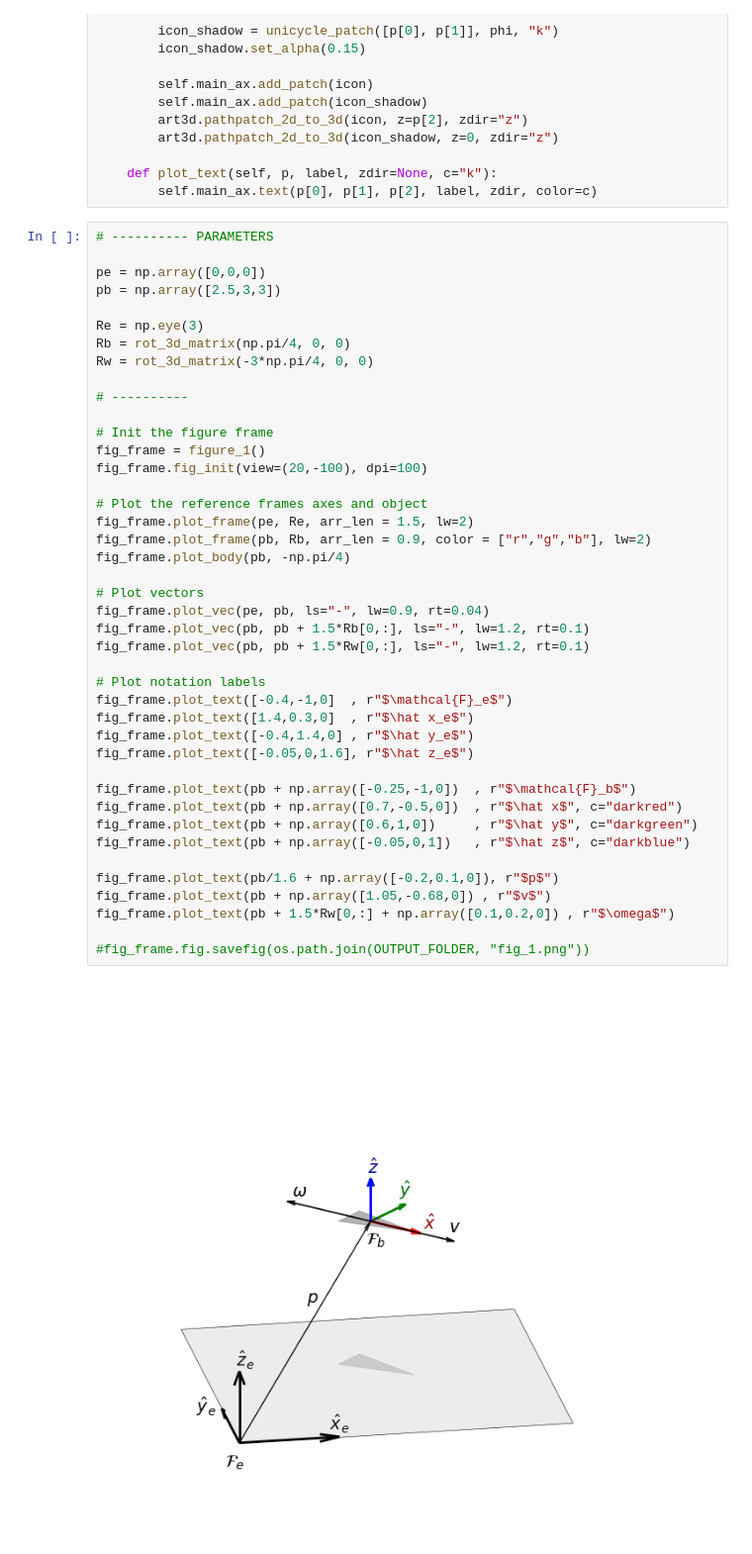
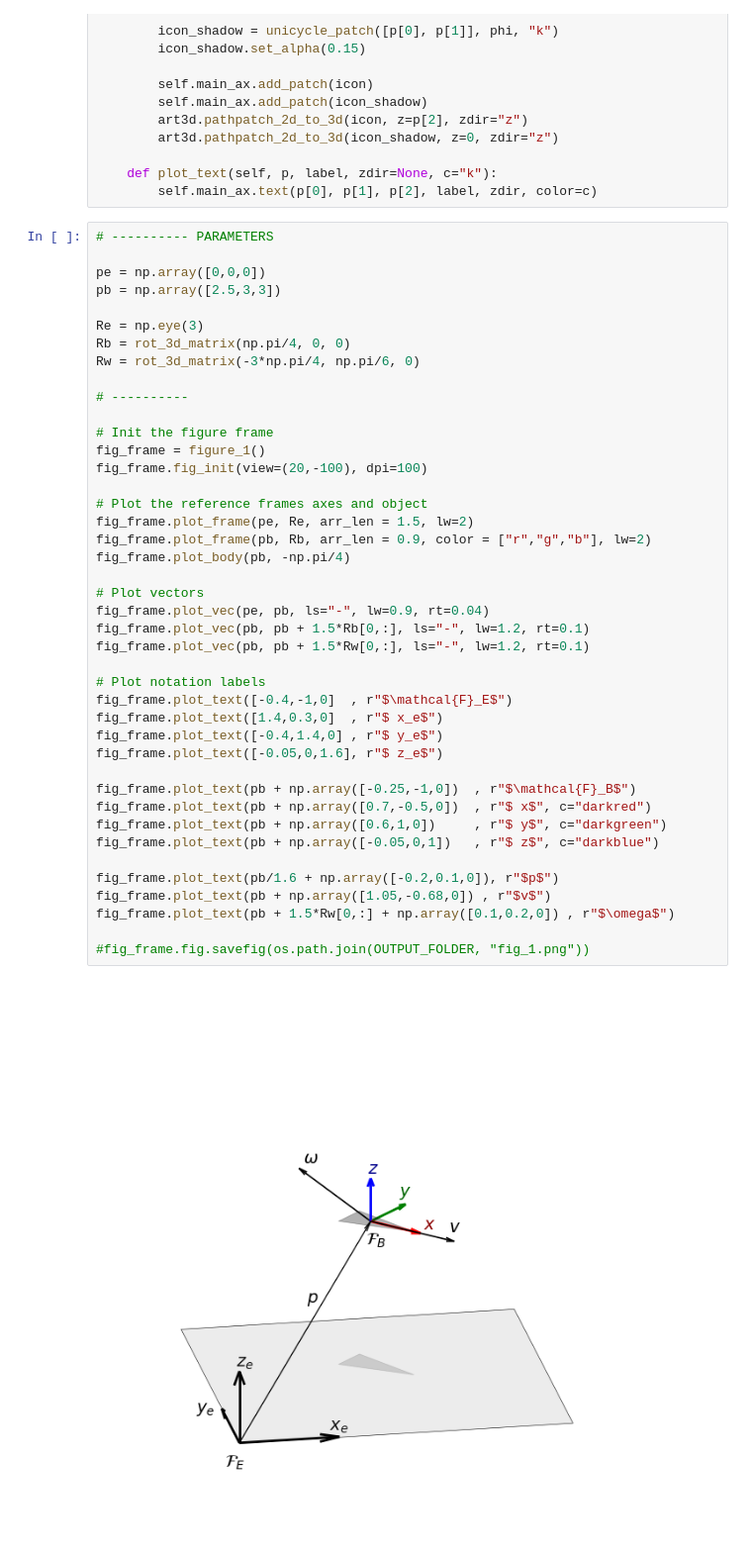
Before and after one commit to jesusBV20/source_seeking_3D, a Jupyter notebook: _images_paper.ipynb, the cells around one changed output. Shown: that part at 99% size. Drawn from its saved outputs; the diff is of its cells as text.

Commit message:
Working on a figure to visualise the geodesics

```diff
--- a/_images_paper.ipynb
+++ b/_images_paper.ipynb
@@ -162,40 +162,40 @@ pe = np.array([0,0,0])
 pb = np.array([2.5,3,3])
 
 Re = np.eye(3)
 Rb = rot_3d_matrix(np.pi/4, 0, 0)
-Rw = rot_3d_matrix(-3*np.pi/4, 0, 0)
+Rw = rot_3d_matrix(-3*np.pi/4, np.pi/6, 0)
 
 # ----------
 
 # Init the figure frame
 fig_frame = figure_1()
 fig_frame.fig_init(view=(20,-100), dpi=100)
 
 # Plot the reference frames axes and object
 fig_frame.plot_frame(pe, Re, arr_len = 1.5, lw=2)
 fig_frame.plot_frame(pb, Rb, arr_len = 0.9, color = ["r","g","b"], lw=2)
 fig_frame.plot_body(pb, -np.pi/4)
 
 # Plot vectors
 fig_frame.plot_vec(pe, pb, ls="-", lw=0.9, rt=0.04)
 fig_frame.plot_vec(pb, pb + 1.5*Rb[0,:], ls="-", lw=1.2, rt=0.1)
 fig_frame.plot_vec(pb, pb + 1.5*Rw[0,:], ls="-", lw=1.2, rt=0.1)
 
 # Plot notation labels
-fig_frame.plot_text([-0.4,-1,0]  , r"$\mathcal{F}_e$")
-fig_frame.plot_text([1.4,0.3,0]  , r"$\hat x_e$")
-fig_frame.plot_text([-0.4,1.4,0] , r"$\hat y_e$")
-fig_frame.plot_text([-0.05,0,1.6], r"$\hat z_e$")
+fig_frame.plot_text([-0.4,-1,0]  , r"$\mathcal{F}_E$")
+fig_frame.plot_text([1.4,0.3,0]  , r"$ x_e$")
+fig_frame.plot_text([-0.4,1.4,0] , r"$ y_e$")
+fig_frame.plot_text([-0.05,0,1.6], r"$ z_e$")
 
-fig_frame.plot_text(pb + np.array([-0.25,-1,0])  , r"$\mathcal{F}_b$")
-fig_frame.plot_text(pb + np.array([0.7,-0.5,0])  , r"$\hat x$", c="darkred")
-fig_frame.plot_text(pb + np.array([0.6,1,0])     , r"$\hat y$", c="darkgreen")
-fig_frame.plot_text(pb + np.array([-0.05,0,1])   , r"$\hat z$", c="darkblue")
+fig_frame.plot_text(pb + np.array([-0.25,-1,0])  , r"$\mathcal{F}_B$")
+fig_frame.plot_text(pb + np.array([0.7,-0.5,0])  , r"$ x$", c="darkred")
+fig_frame.plot_text(pb + np.array([0.6,1,0])     , r"$ y$", c="darkgreen")
+fig_frame.plot_text(pb + np.array([-0.05,0,1])   , r"$ z$", c="darkblue")
 
 fig_frame.plot_text(pb/1.6 + np.array([-0.2,0.1,0]), r"$p$")
 fig_frame.plot_text(pb + np.array([1.05,-0.68,0]) , r"$v$")
 fig_frame.plot_text(pb + 1.5*Rw[0,:] + np.array([0.1,0.2,0]) , r"$\omega$")
 
 #fig_frame.fig.savefig(os.path.join(OUTPUT_FOLDER, "fig_1.png"))
 # %% [output]
-[figure, old version]
+[figure, new version]
```
Also changed, not shown: parts of 5 cells of this notebook, 1 other file.
